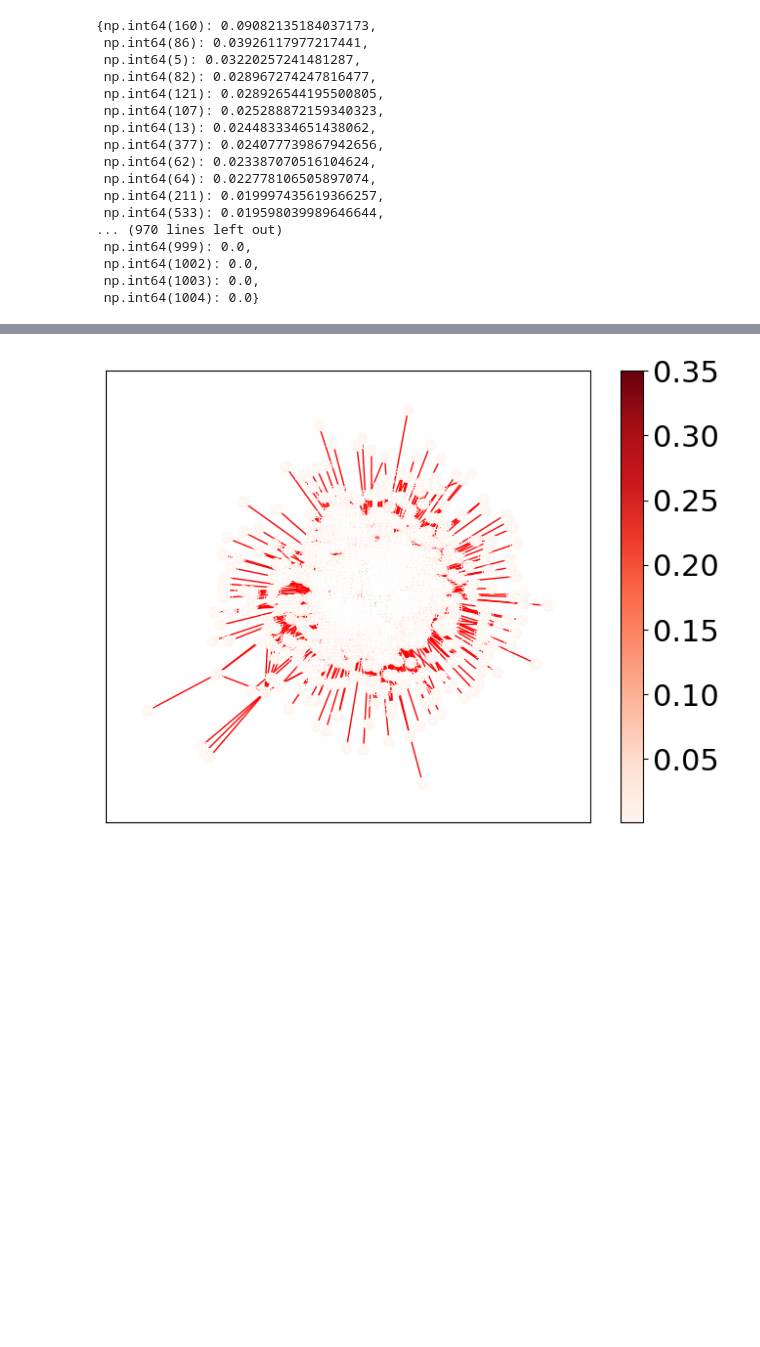
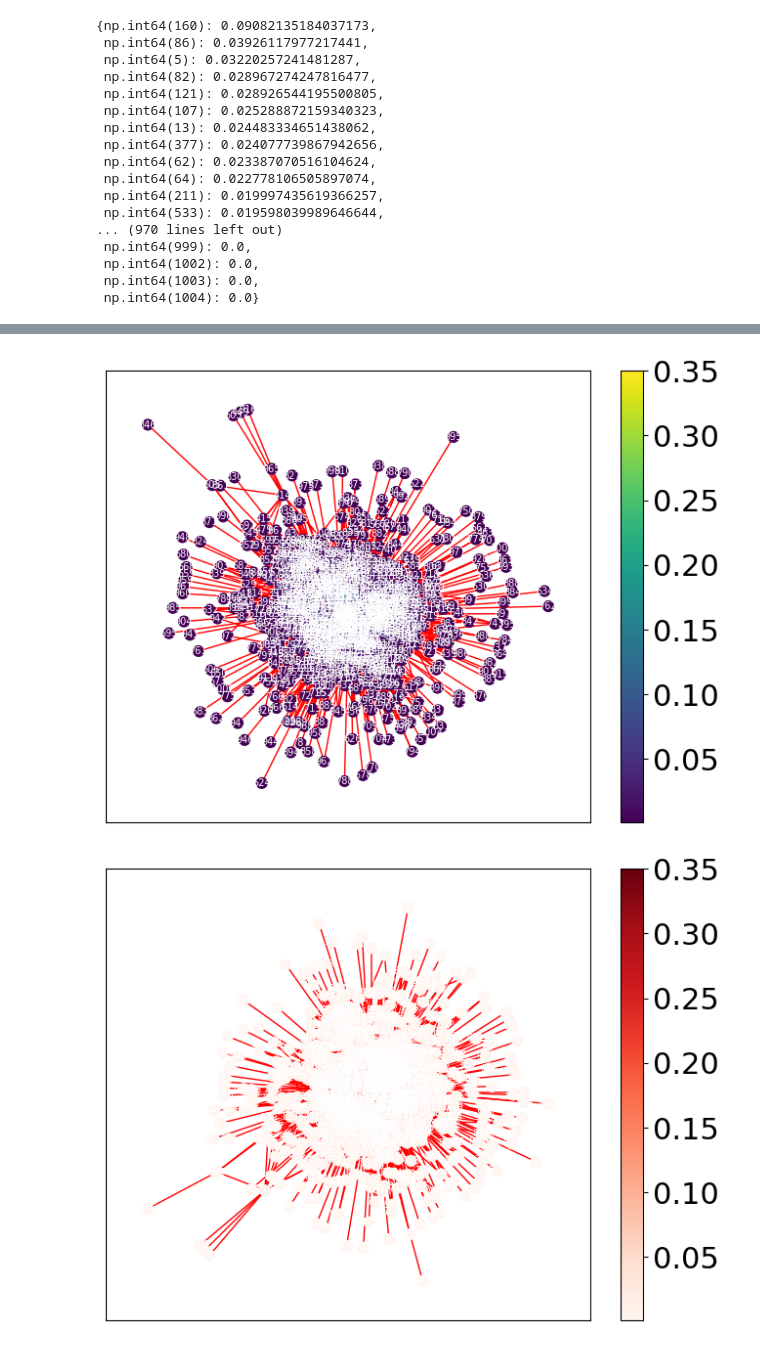
Before and after one commit to Grupo-12-DMCyT/Comparative-Analysis-in-Two-Human-Networks, a Jupyter notebook: c_analisis_centralidad.ipynb, the cells around one changed output, grey strips where cells are left out. Drawn from its saved outputs; the diff is of its cells as text; code cells hidden in the pictures; blank space fills up the shorter version.

```diff
--- a/c_analisis_centralidad.ipynb
+++ b/c_analisis_centralidad.ipynb
@@ -114,3 +252,7 @@ dict(sorted(email_centr_betweenness.items() , key= lambda item : item[1],reverse
+# %%
+plotGraph(emailGiant , pos_emailGiant , email_centr_grado ,60)
+# %% [output]
+[figure, added]
 # %%
 plotGraph(emailGiant , pos_emailGiant , email_centr_grado ,60)
 # %% [output]
```
Also changed, not shown: parts of 14 cells of this notebook, 1 other file.
